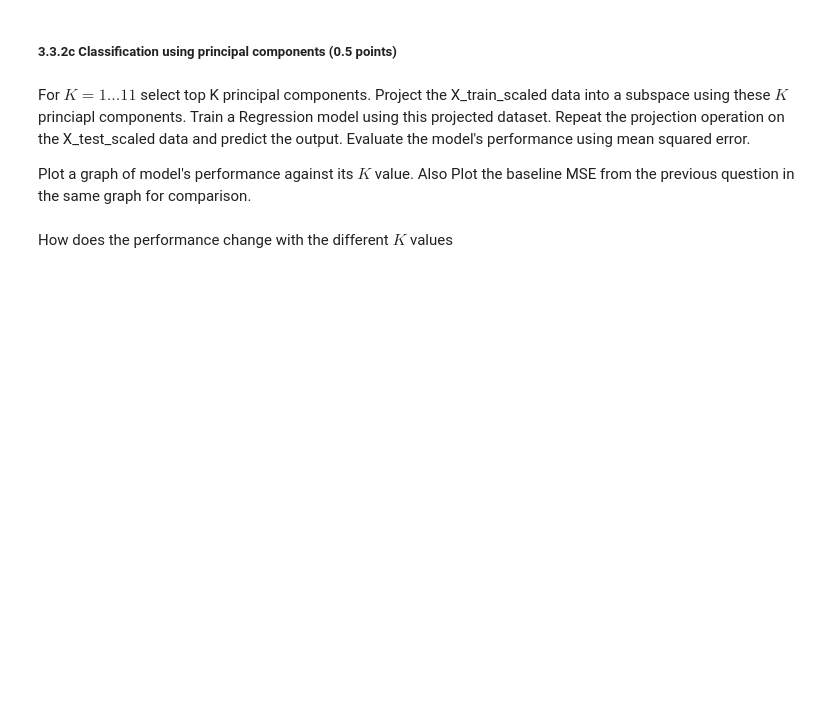
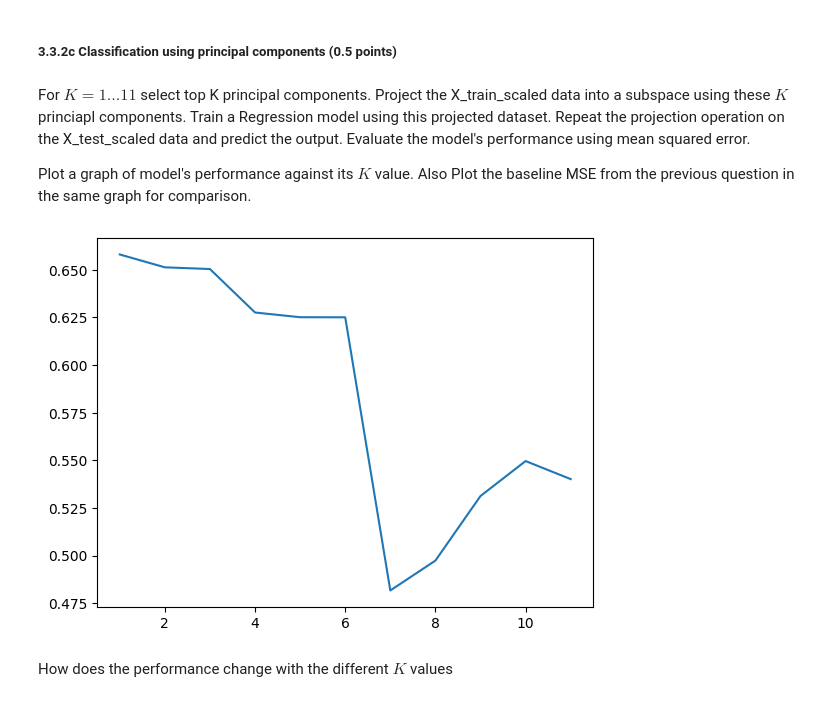
Before and after one commit to Kanakanajm/nnti, a Jupyter notebook: Assignment_3/code/NNTI_assignment_3_jackie.ipynb, the cells around one changed output. Saved outputs shown, nothing was run; the diff lists cells and outputs as text; code cells hidden in the pictures; blank space fills up the shorter version.

```diff
--- a/Assignment_3/code/NNTI_assignment_3_jackie.ipynb
+++ b/Assignment_3/code/NNTI_assignment_3_jackie.ipynb
@@ -209,13 +208,15 @@ class ridge_regression:
         returns: None
         Note that you have to artificially add a dimension of 1 as defined earlier to account for the bias term
         """
-        raise NotImplementedError()
+        X = np.hstack((X, np.ones((X.shape[0], 1))))
+        self.w = np.linalg.inv(X.T @ X + np.identity(X.shape[1])) @ X.T @ Y
 
     def predict(self, X):
         """
         Note that you have to artificially add a dimension of 1 as defined earlier to account for the bias term
         """
-        raise NotImplementedError()
+        X = np.hstack((X, np.ones((X.shape[0], 1))))
+        return X @ self.w
 # %% [markdown]
 ##### 3.3.2b Run Baseline Regression Model (0.5 points)
 
@@ -224,3 +225,7 @@ To evaluate the performance of the PCR model, we need to have benchmark to compa
 Record the mean squared error for the evaluation
 # %%
 from sklearn.metrics import mean_squared_error
+# %%
+reg = ridge_regression()
+reg.fit(X_train, y_train)
+mean_squared_error(y_test, reg.predict(X_test))
@@ -230,5 +237,42 @@ from sklearn.metrics import mean_squared_error
 For $K = 1...11$ select top K principal components. Project the X_train_scaled data into a subspace using these $K$ princiapl components. Train a Regression model using this projected dataset. Repeat the projection operation on the X_test_scaled data and predict the output. Evaluate the model's performance using mean squared error.
 
 Plot a graph of model's performance against its $K$ value. Also Plot the baseline MSE from the previous question in the same graph for comparison.
+# %%
+def sort_eigen_np_desc(l: np.ndarray, v: np.ndarray) -> (np.ndarray, np.ndarray):
+    indices = np.argsort(l)[::-1]
+    return l[indices], v[:, indices]
+
+class NativePCA:
+    def __init__(self, l):
+        self.l = l
+        self.d = None
+
+    def fit(self, x):
+        cov = x.T @ x * (1/(x.shape[1] - 1))
+        covl, covv = sort_eigen_np_desc(*np.linalg.eigh(cov))
+        self.d = covv[:,:self.l]
+
+    def encode(self, x):
+        return x @ self.d
+
+def get_mse(k):
+    pca_train = NativePCA(k)
+    pca_train.fit(X_train)
+    c_train = pca_train.encode(X_train)
+    reg = ridge_regression()
+    reg.fit(c_train, y_train)
+
+    pca_test = NativePCA(k)
+    pca_test.fit(X_test)
+    c_test = pca_test.encode(X_test)
+    y_pred = reg.predict(c_test)
+    return mean_squared_error(y_test, y_pred)
+
+ks = range(1, 12)
+mses = [get_mse(k) for k in ks]
+plt.plot(ks, mses)
+plt.show()
+# %% [output]
+[figure, added]
 # %% [markdown]
 How does the performance change with the different $K$ values
```
Also changed, not shown: parts of 5 cells of this notebook, 3 other files.
